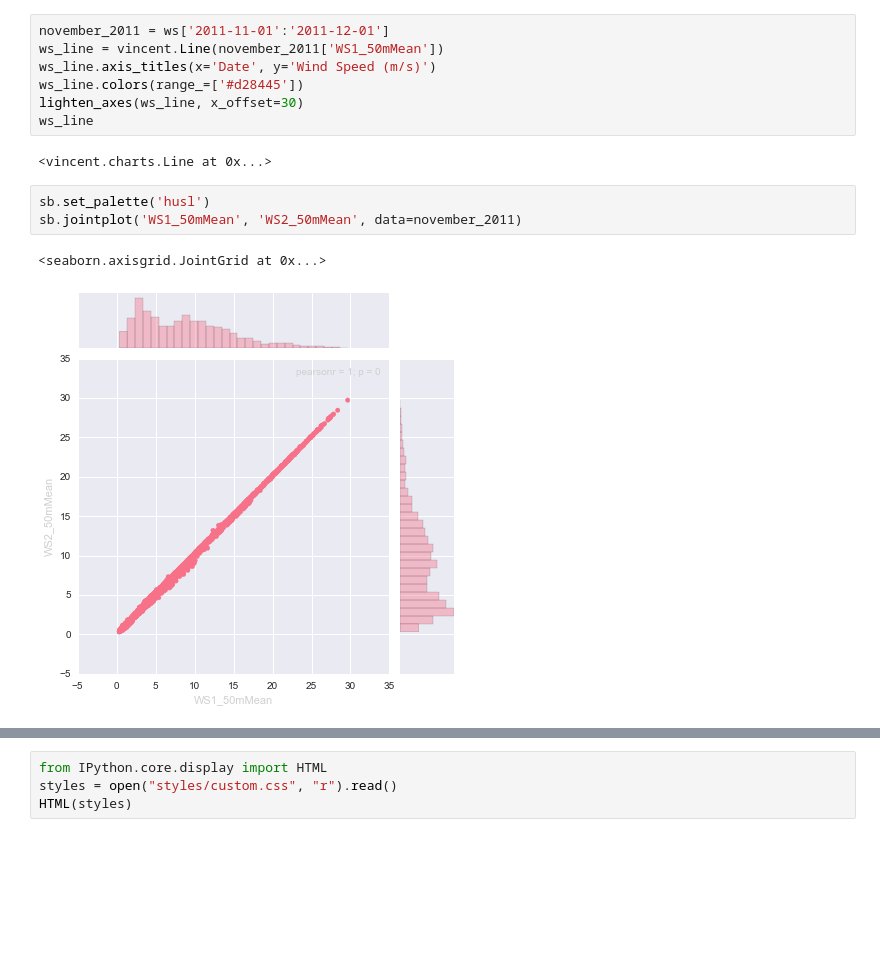
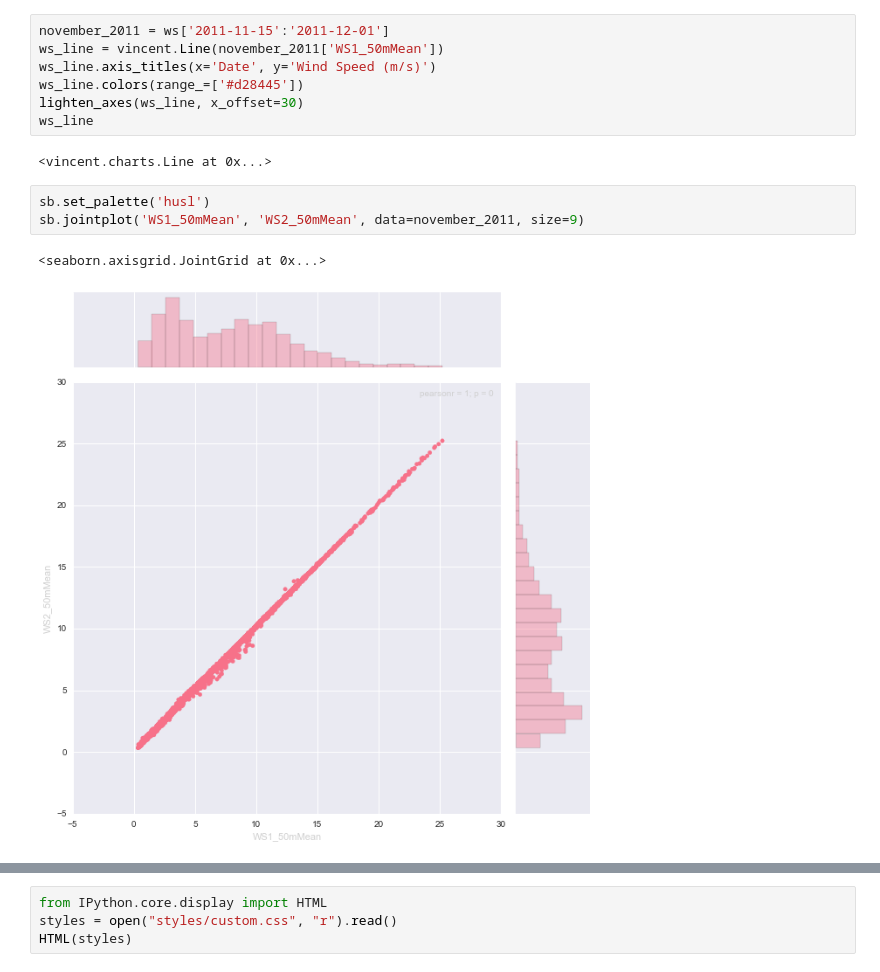
Before and after one commit to wrobstory/pydatasv2014, a Jupyter notebook: Up and Down PyData 2014.ipynb, the cells around one changed output, grey strips where cells are left out. Cells and saved outputs as stored; diff of their text form; blank space fills up the shorter version.

```diff
--- a/Up and Down PyData 2014.ipynb
+++ b/Up and Down PyData 2014.ipynb
@@ -120,7 +131,7 @@ ws.head()
 | 2011-06-03 00:40:00 | 7.13 | 0.79 | 9.06 | 5.26 | 7.10 | 0.76 | 9.09 | 5.28 | ... |
 5 rows × 24 columns
 # %%
-november_2011 = ws['2011-11-01':'2011-12-01']
+november_2011 = ws['2011-11-15':'2011-12-01']
 ws_line = vincent.Line(november_2011['WS1_50mMean'])
 ws_line.axis_titles(x='Date', y='Wind Speed (m/s)')
 ws_line.colors(range_=['#d28445'])
@@ -130,9 +141,9 @@ ws_line
 <vincent.charts.Line at 0x...>
 # %%
 sb.set_palette('husl')
-sb.jointplot('WS1_50mMean', 'WS2_50mMean', data=november_2011)
+sb.jointplot('WS1_50mMean', 'WS2_50mMean', data=november_2011, size=9)
 # %% [output]
 <seaborn.axisgrid.JointGrid at 0x...>
-[figure, old version]
+[figure, new version]
 # %%
 import scipy.stats as stats
```
Also changed, not shown: parts of 6 cells of this notebook, 1 other file.
